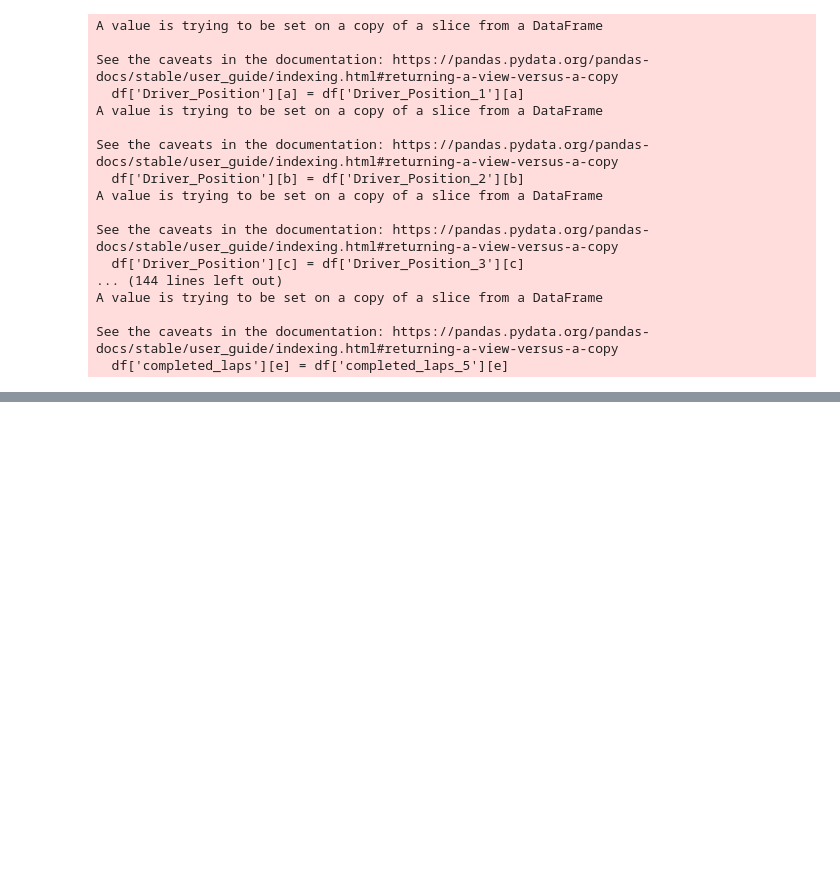
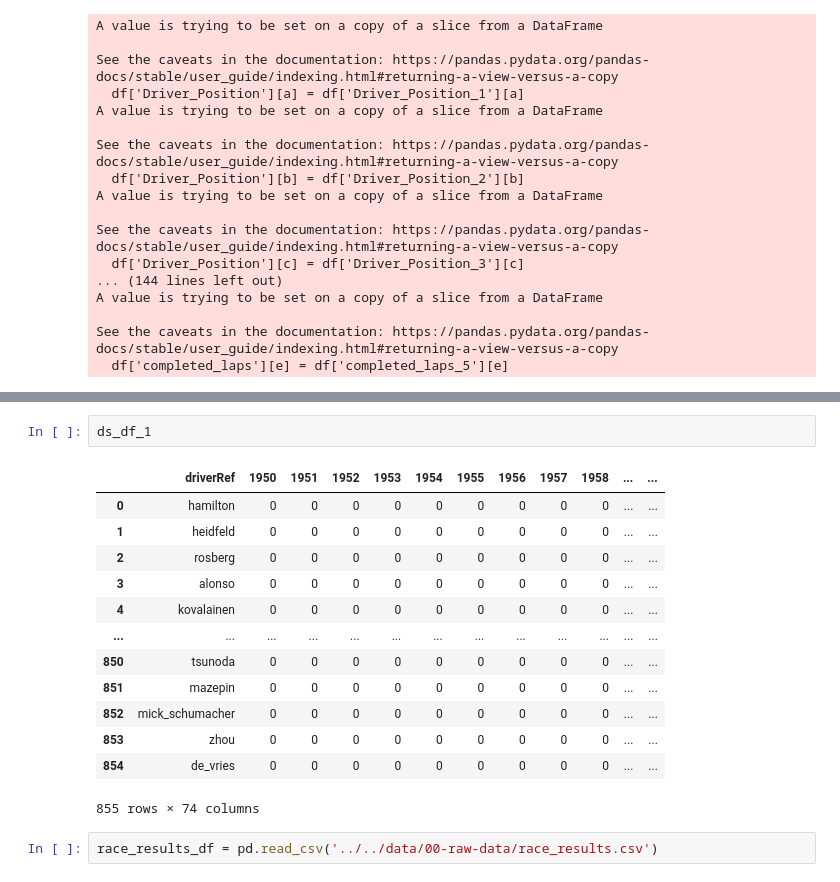
Before and after one commit to anly501/anly-501-project-rdr-190100, a Jupyter notebook: codes/02-data-cleaning/race_data_cleaning_fromR.ipynb, the cells around one changed output, grey strips where cells are left out. Drawn from its saved outputs; the diff is of its cells as text; blank space fills up the shorter version.

```diff
--- a/codes/02-data-cleaning/race_data_cleaning_fromR.ipynb
+++ b/codes/02-data-cleaning/race_data_cleaning_fromR.ipynb
@@ -97,0 +185,18 @@ See the caveats in the documentation: https://pandas.pydata.org/pandas-docs/stab
+# %%
+ds_df_1
+# %% [output]
+|  | driverRef | 1950 | 1951 | 1952 | 1953 | 1954 | 1955 | 1956 | 1957 | 1958 | ... | ... |
+| 0 | hamilton | 0 | 0 | 0 | 0 | 0 | 0 | 0 | 0 | 0 | ... | ... |
+| 1 | heidfeld | 0 | 0 | 0 | 0 | 0 | 0 | 0 | 0 | 0 | ... | ... |
+| 2 | rosberg | 0 | 0 | 0 | 0 | 0 | 0 | 0 | 0 | 0 | ... | ... |
+| 3 | alonso | 0 | 0 | 0 | 0 | 0 | 0 | 0 | 0 | 0 | ... | ... |
+| 4 | kovalainen | 0 | 0 | 0 | 0 | 0 | 0 | 0 | 0 | 0 | ... | ... |
+| ... | ... | ... | ... | ... | ... | ... | ... | ... | ... | ... | ... | ... |
+| 850 | tsunoda | 0 | 0 | 0 | 0 | 0 | 0 | 0 | 0 | 0 | ... | ... |
+| 851 | mazepin | 0 | 0 | 0 | 0 | 0 | 0 | 0 | 0 | 0 | ... | ... |
+| 852 | mick_schumacher | 0 | 0 | 0 | 0 | 0 | 0 | 0 | 0 | 0 | ... | ... |
+| 853 | zhou | 0 | 0 | 0 | 0 | 0 | 0 | 0 | 0 | 0 | ... | ... |
+| 854 | de_vries | 0 | 0 | 0 | 0 | 0 | 0 | 0 | 0 | 0 | ... | ... |
+855 rows × 74 columns
+# %%
+race_results_df = pd.read_csv('../../data/00-raw-data/race_results.csv')
```
Also changed, not shown: parts of 87 cells of this notebook, 44 other files.
